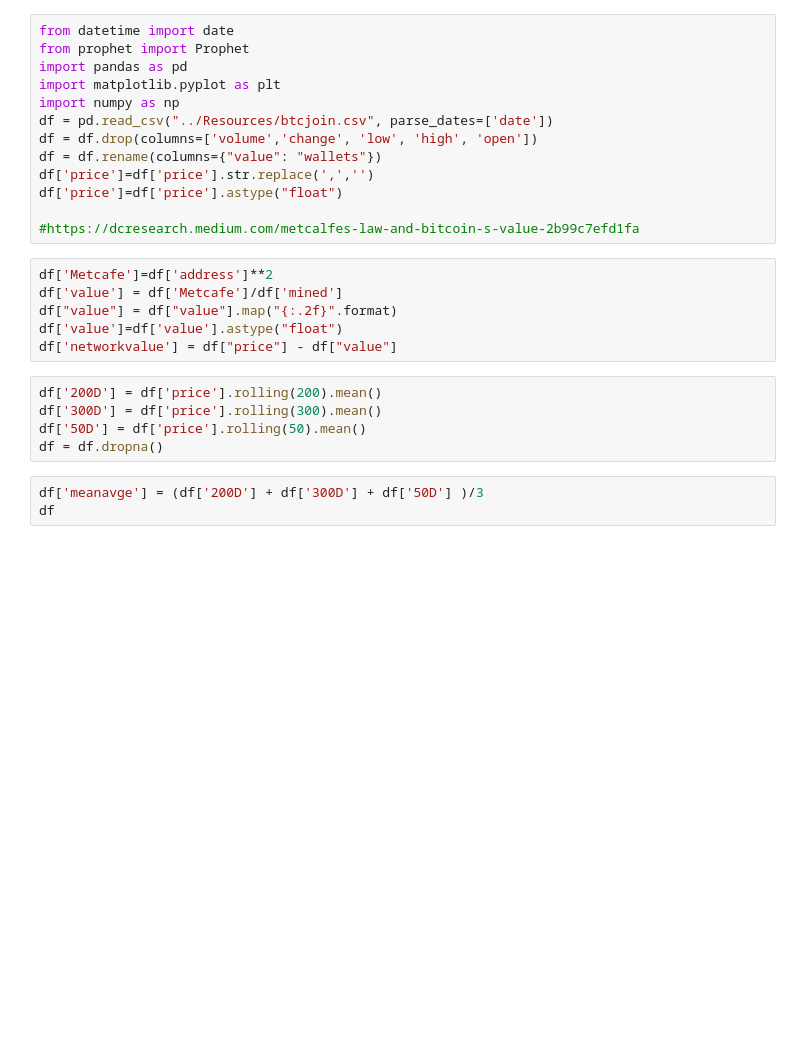
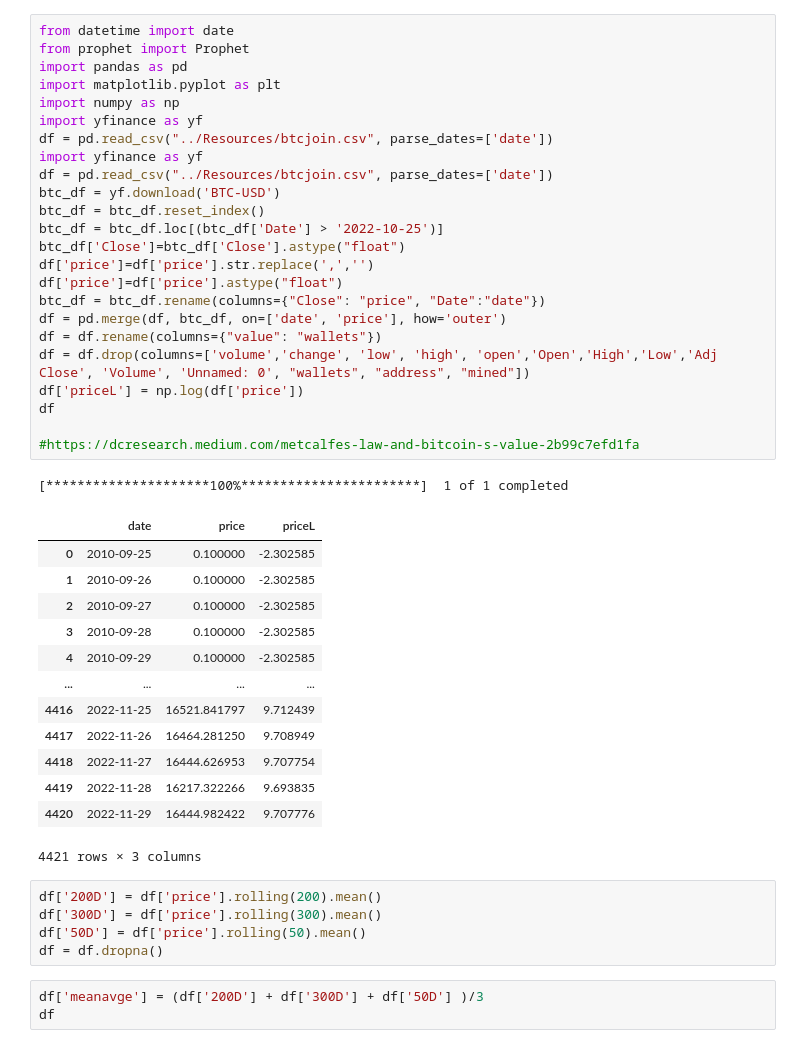
Before and after one commit to guevarch/projectchris, a Jupyter notebook: Final/BTC Machine Learning Moving Average.ipynb, the cells around one changed output. Drawn from its saved outputs; the diff is of its cells as text; blank space fills up the shorter version.

```diff
--- a/Final/BTC Machine Learning Moving Average.ipynb
+++ b/Final/BTC Machine Learning Moving Average.ipynb
@@ -1,22 +1,42 @@
 # %%
 from datetime import date
 from prophet import Prophet
 import pandas as pd
 import matplotlib.pyplot as plt
 import numpy as np
+import yfinance as yf
 df = pd.read_csv("../Resources/btcjoin.csv", parse_dates=['date'])
-df = df.drop(columns=['volume','change', 'low', 'high', 'open'])
-df = df.rename(columns={"value": "wallets"})
+import yfinance as yf
+df = pd.read_csv("../Resources/btcjoin.csv", parse_dates=['date'])
+btc_df = yf.download('BTC-USD')
+btc_df = btc_df.reset_index()
+btc_df = btc_df.loc[(btc_df['Date'] > '2022-10-25')]
+btc_df['Close']=btc_df['Close'].astype("float")
 df['price']=df['price'].str.replace(',','')
 df['price']=df['price'].astype("float")
+btc_df = btc_df.rename(columns={"Close": "price", "Date":"date"})
+df = pd.merge(df, btc_df, on=['date', 'price'], how='outer')
+df = df.rename(columns={"value": "wallets"})
+df = df.drop(columns=['volume','change', 'low', 'high', 'open','Open','High','Low','Adj Close', 'Volume', 'Unnamed: 0', "wallets", "address", "mined"])
+df['priceL'] = np.log(df['price'])
+df
 
 #https://dcresearch.medium.com/metcalfes-law-and-bitcoin-s-value-2b99c7efd1fa
+# %% [output]
+[*********************100%***********************]  1 of 1 completed
+|  | date | price | priceL |
+| 0 | 2010-09-25 | 0.100000 | -2.302585 |
+| 1 | 2010-09-26 | 0.100000 | -2.302585 |
+| 2 | 2010-09-27 | 0.100000 | -2.302585 |
+| 3 | 2010-09-28 | 0.100000 | -2.302585 |
+| 4 | 2010-09-29 | 0.100000 | -2.302585 |
+| ... | ... | ... | ... |
+| 4416 | 2022-11-25 | 16521.841797 | 9.712439 |
+| 4417 | 2022-11-26 | 16464.281250 | 9.708949 |
+| 4418 | 2022-11-27 | 16444.626953 | 9.707754 |
+| 4419 | 2022-11-28 | 16217.322266 | 9.693835 |
+| 4420 | 2022-11-29 | 16444.982422 | 9.707776 |
+4421 rows × 3 columns
-# %%
-df['Metcafe']=df['address']**2
-df['value'] = df['Metcafe']/df['mined']
-df["value"] = df["value"].map("{:.2f}".format)
-df['value']=df['value'].astype("float")
-df['networkvalue'] = df["price"] - df["value"]
 # %%
 df['200D'] = df['price'].rolling(200).mean()
 df['300D'] = df['price'].rolling(300).mean()
```
Also changed, not shown: parts of 7 cells of this notebook, 20 other files.
